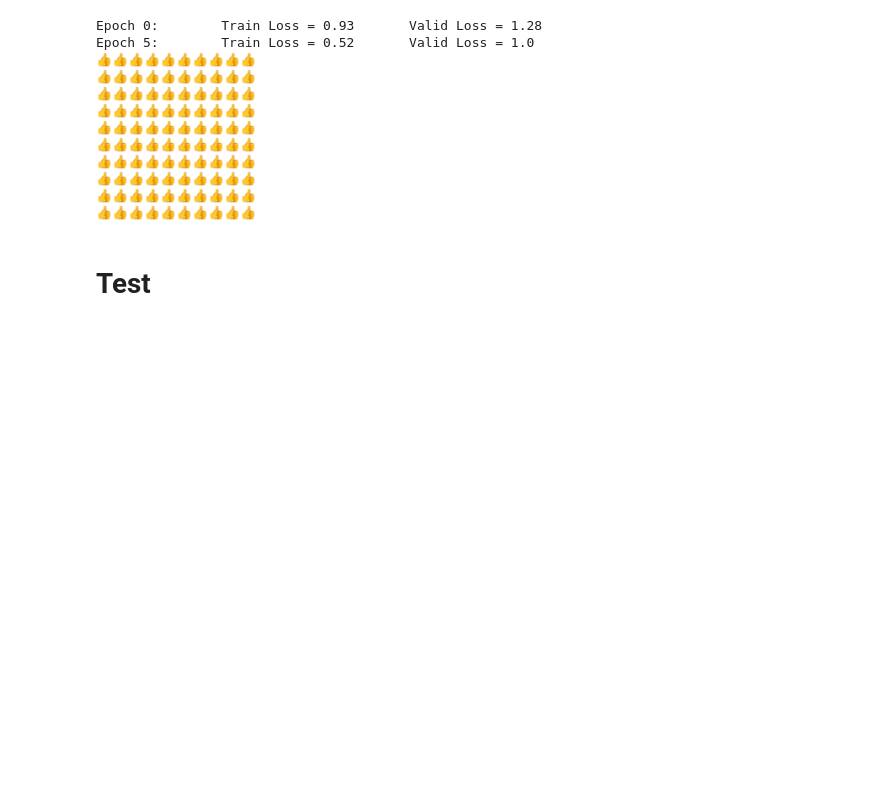
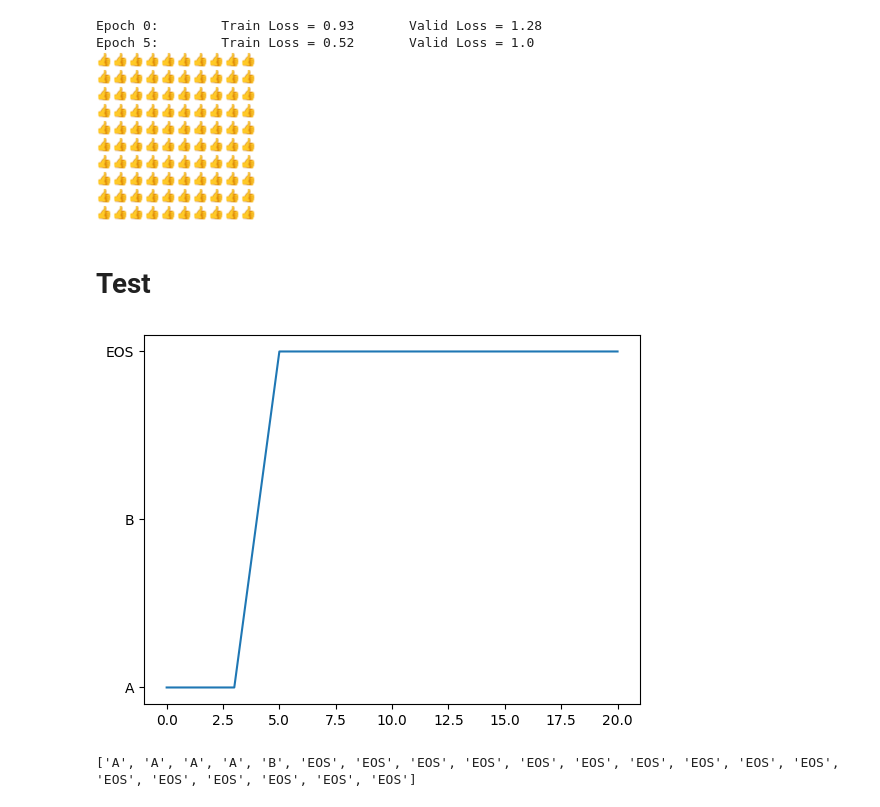
Before and after one commit to baobuiquang/ParallelLSTM, a Jupyter notebook: LSTM.ipynb, the cells around one changed output. Cells and saved outputs as stored; diff of their text form; code cells hidden in the pictures; blank space fills up the shorter version.

```diff
--- a/LSTM.ipynb
+++ b/LSTM.ipynb
@@ -254,3 +224,12 @@ Validation:     2 samples
 Test:           2 samples
 # %% [markdown]
 # Train LSTM
+# %%
+def forward_pass(inputs, h, params):
+    U, V, W, b_hidden, b_out = params
+    outputs, h_s = [0] * len(inputs), [0] * len(inputs)
+    for t in range(len(inputs)):
+        h = tanh(np.dot(U, inputs[t]) + np.dot(V, h) + b_hidden)
+        h_s[t] = h
+        outputs[t] = softmax(np.dot(W, h) + b_out)
+    return outputs, h_s
@@ -344,25 +357,28 @@ Epoch 5:        Train Loss = 0.52       Valid Loss = 1.0
 # %% [markdown]
 # Test
 # %%
-# def inference(params, sentence='', num_generate=15):
-#     sentence = sentence.split(' ')
-#     sentence_one_hot = one_hot_encode_sequence(sentence, vocab_size)
-#     hidden_state = np.zeros((hidden_size, 1))
-#     outputs, hidden_states = forward_pass(sentence_one_hot, hidden_state, params)
-#     output_sentence = sentence
-#     word = idx_to_word[np.argmax(outputs[-1])]
-#     output_sentence.append(word)
-#     for i in range(num_generate):
-#         output = outputs[-1]
-#         hidden_state = hidden_states[-1]
-#         output = output.reshape(1, output.shape[0], output.shape[1])
-#         # Forward pass
-#         outputs, hidden_states = forward_pass(output, hidden_state, params)
-#         word = idx_to_word[np.argmax(outputs)]
-#         output_sentence.append(word)
-#     return output_sentence
+def inference(params, sentence='', num_generate=15):
+    sentence = sentence.split(' ')
+    sentence_one_hot = one_hot_encode_sequence(sentence, vocab_size)
+    hidden_state = np.zeros((hidden_size, 1))
+    outputs, hidden_states = forward_pass(sentence_one_hot, hidden_state, params)
+    output_sentence = sentence
+    word = idx_to_word[np.argmax(outputs[-1])]
+    output_sentence.append(word)
+    for i in range(num_generate):
+        output = outputs[-1]
+        hidden_state = hidden_states[-1]
+        output = output.reshape(1, output.shape[0], output.shape[1])
+        # Forward pass
+        outputs, hidden_states = forward_pass(output, hidden_state, params)
+        word = idx_to_word[np.argmax(outputs)]
+        output_sentence.append(word)
+    return output_sentence
 
-# prediction = inference(params, sentence='A A A A B')
-# plt.plot(prediction)
-# plt.show()
-# print(prediction)
+prediction = inference(params, sentence='A A A A B')
+plt.plot(prediction)
+plt.show()
+print(prediction)
+# %% [output]
+[figure, added]
+['A', 'A', 'A', 'A', 'B', 'EOS', 'EOS', 'EOS', 'EOS', 'EOS', 'EOS', 'EOS', 'EOS', 'EOS', 'EOS', 'EOS', 'EOS', 'EOS', 'EOS', 'EOS', 'EOS']
```
Also changed, not shown: parts of 2 cells of this notebook.
